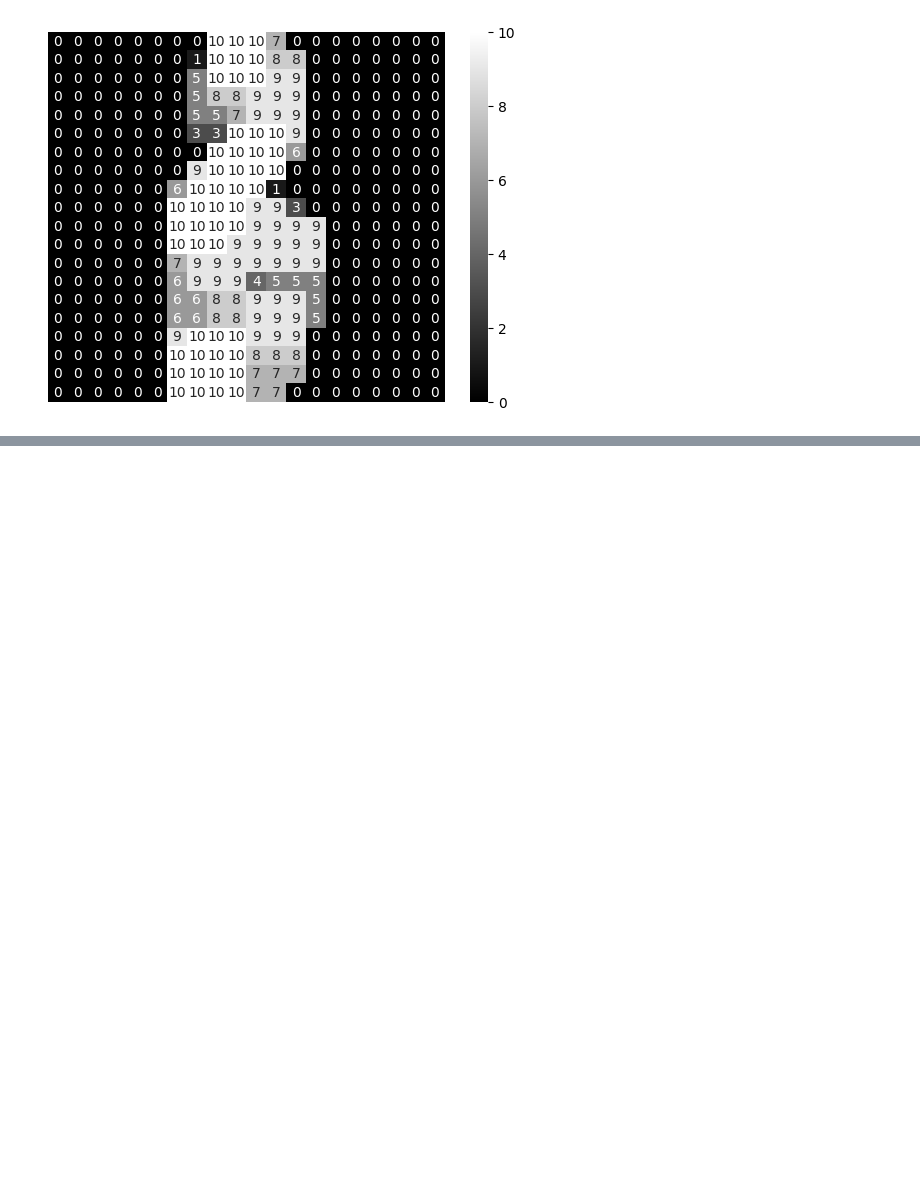
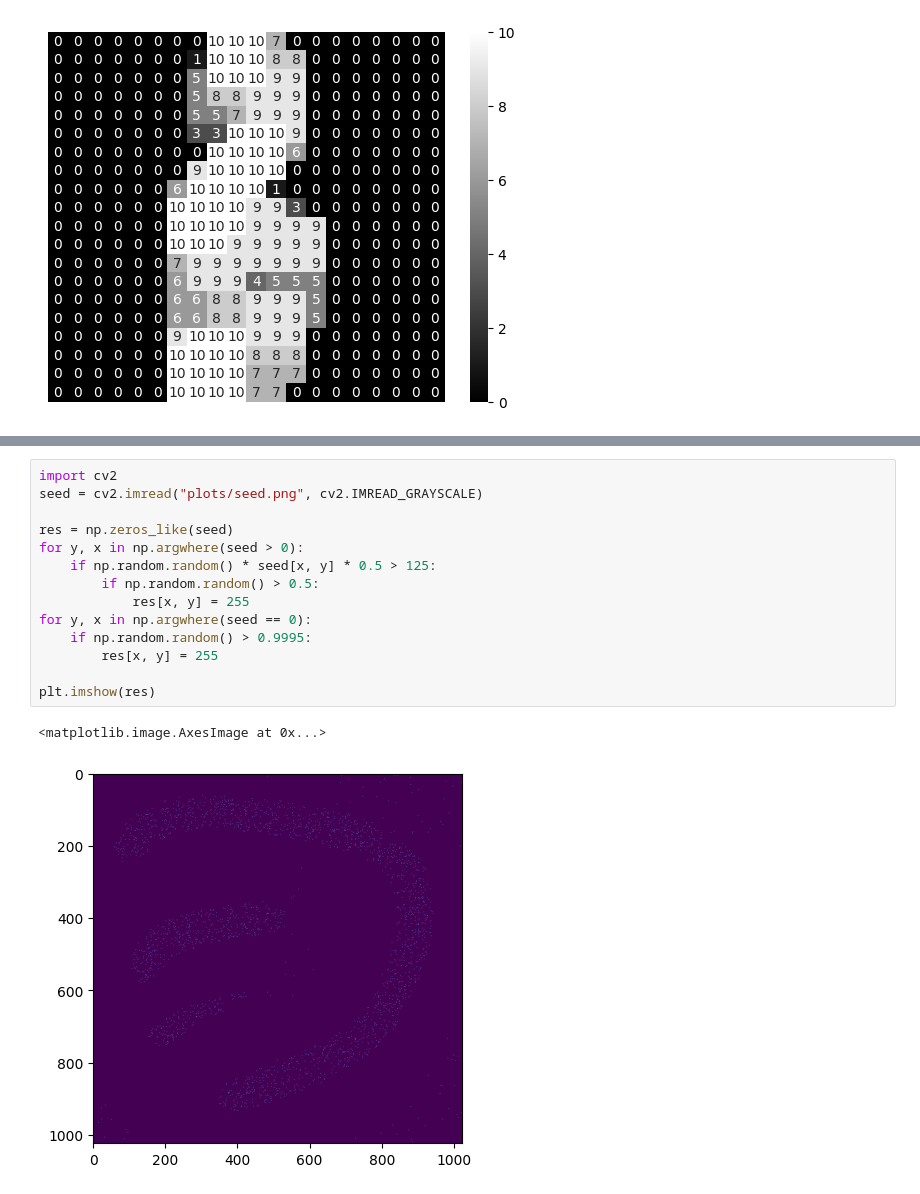
Before and after one commit to nudopnu/omr-unet, a Jupyter notebook: thesis-plots.ipynb, the cells around one changed output, grey strips where cells are left out. Saved outputs shown, nothing was run; the diff lists cells and outputs as text; blank space fills up the shorter version.

```diff
--- a/thesis-plots.ipynb
+++ b/thesis-plots.ipynb
@@ -181,0 +185,17 @@ fig.savefig('plots/sample_values_dil.png', dpi=400)
+# %%
+import cv2
+seed = cv2.imread("plots/seed.png", cv2.IMREAD_GRAYSCALE)
+
+res = np.zeros_like(seed)
+for y, x in np.argwhere(seed > 0):
+    if np.random.random() * seed[x, y] * 0.5 > 125:
+        if np.random.random() > 0.5:
+            res[x, y] = 255
+for y, x in np.argwhere(seed == 0):
+    if np.random.random() > 0.9995:
+        res[x, y] = 255
+
+plt.imshow(res)
+# %% [output]
+<matplotlib.image.AxesImage at 0x...>
+[figure, added]
```
Also changed, not shown: parts of 8 cells of this notebook, 2 other files.
